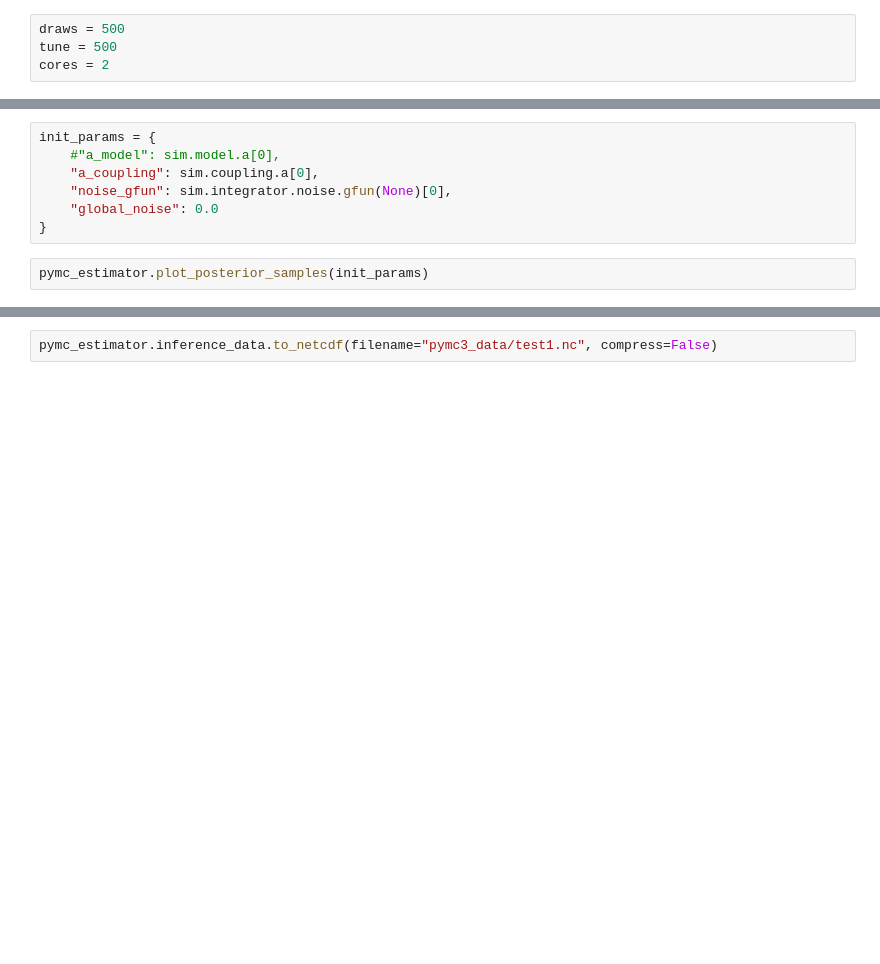
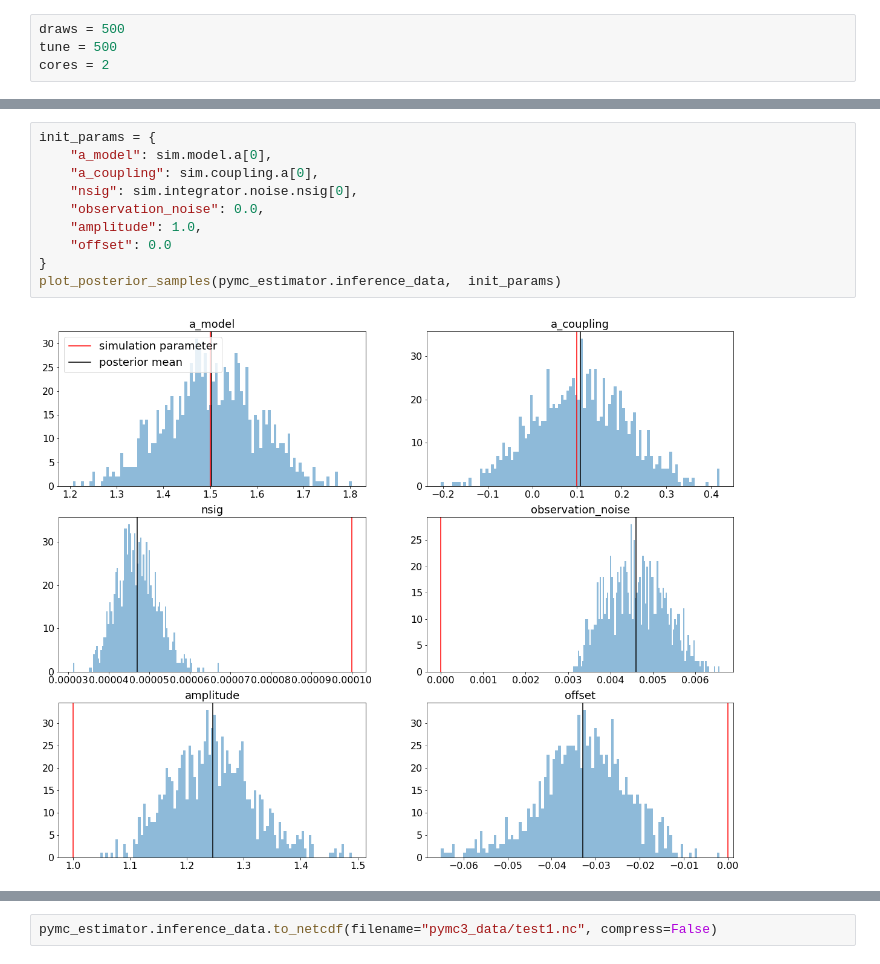
Before and after one commit to the-virtual-brain/tvb-inversion, a Jupyter notebook: notebooks/04_pymc3_inference_uninformative_builders.ipynb, the cells around one changed output, grey strips where cells are left out. Cells and saved outputs as stored; diff of their text form; blank space fills up the shorter version.

Commit message:
Corrected plots and print outs in notebooks

```diff
--- a/notebooks/04_pymc3_inference_uninformative_builders.ipynb
+++ b/notebooks/04_pymc3_inference_uninformative_builders.ipynb
@@ -150,9 +158,12 @@ NUTS: [observation_noise_star, offset_star, amplitude_star, dWt_star, nsig_star,
 # %%
 init_params = {
-    #"a_model": sim.model.a[0],
+    "a_model": sim.model.a[0],
     "a_coupling": sim.coupling.a[0],
-    "noise_gfun": sim.integrator.noise.gfun(None)[0],
-    "global_noise": 0.0
+    "nsig": sim.integrator.noise.nsig[0],
+    "observation_noise": 0.0,
+    "amplitude": 1.0,
+    "offset": 0.0
 }
+plot_posterior_samples(pymc_estimator.inference_data,  init_params)
+# %% [output]
+[figure, added]
-# %%
-pymc_estimator.plot_posterior_samples(init_params)
```
Also changed, not shown: parts of 10 cells of this notebook, 2 other files.
